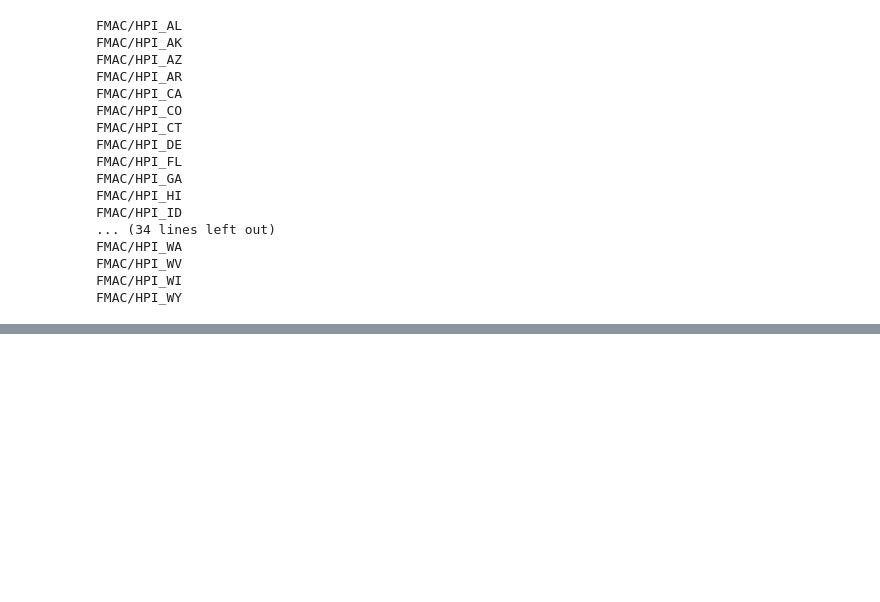
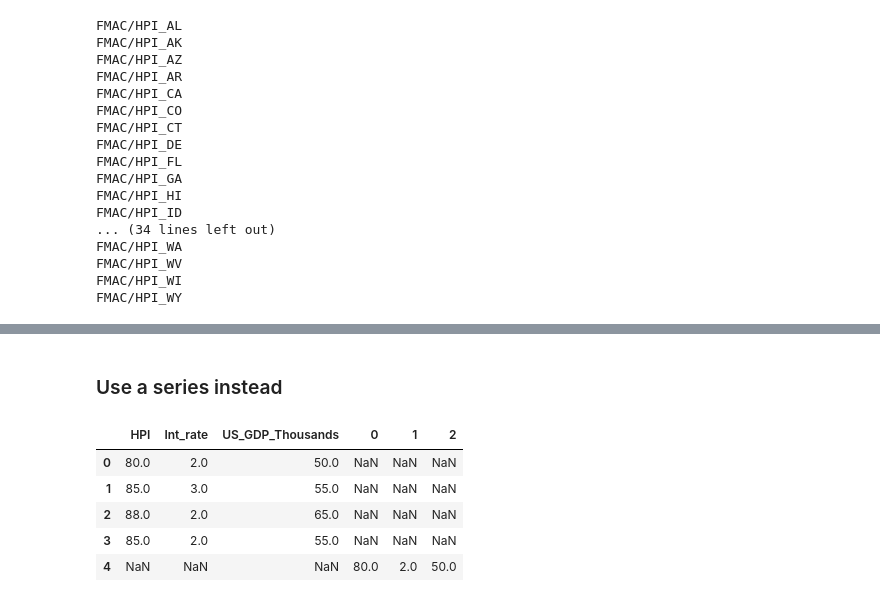
Before and after one commit to suriyadeepan/pandas, a Jupyter notebook: notebooks/Data Analysis with Python and Pandas Tutorial.ipynb, the cells around one changed output, grey strips where cells are left out. Drawn from its saved outputs; the diff is of its cells as text; code cells hidden in the pictures; blank space fills up the shorter version.

```diff
--- a/notebooks/Data Analysis with Python and Pandas Tutorial.ipynb
+++ b/notebooks/Data Analysis with Python and Pandas Tutorial.ipynb
@@ -325,0 +397,13 @@ FMAC/HPI_WY
+# %% [markdown]
+### Use a series instead
+# %%
+s = pd.Series([80,2,50])
+df4 = df1.append(s, ignore_index=True)
+df4
+# %% [output]
+|  | HPI | Int_rate | US_GDP_Thousands | 0 | 1 | 2 |
+| 0 | 80.0 | 2.0 | 50.0 | NaN | NaN | NaN |
+| 1 | 85.0 | 3.0 | 55.0 | NaN | NaN | NaN |
+| 2 | 88.0 | 2.0 | 65.0 | NaN | NaN | NaN |
+| 3 | 85.0 | 2.0 | 55.0 | NaN | NaN | NaN |
+| 4 | NaN | NaN | NaN | 80.0 | 2.0 | 50.0 |
```
Also changed, not shown: parts of 8 cells of this notebook.
